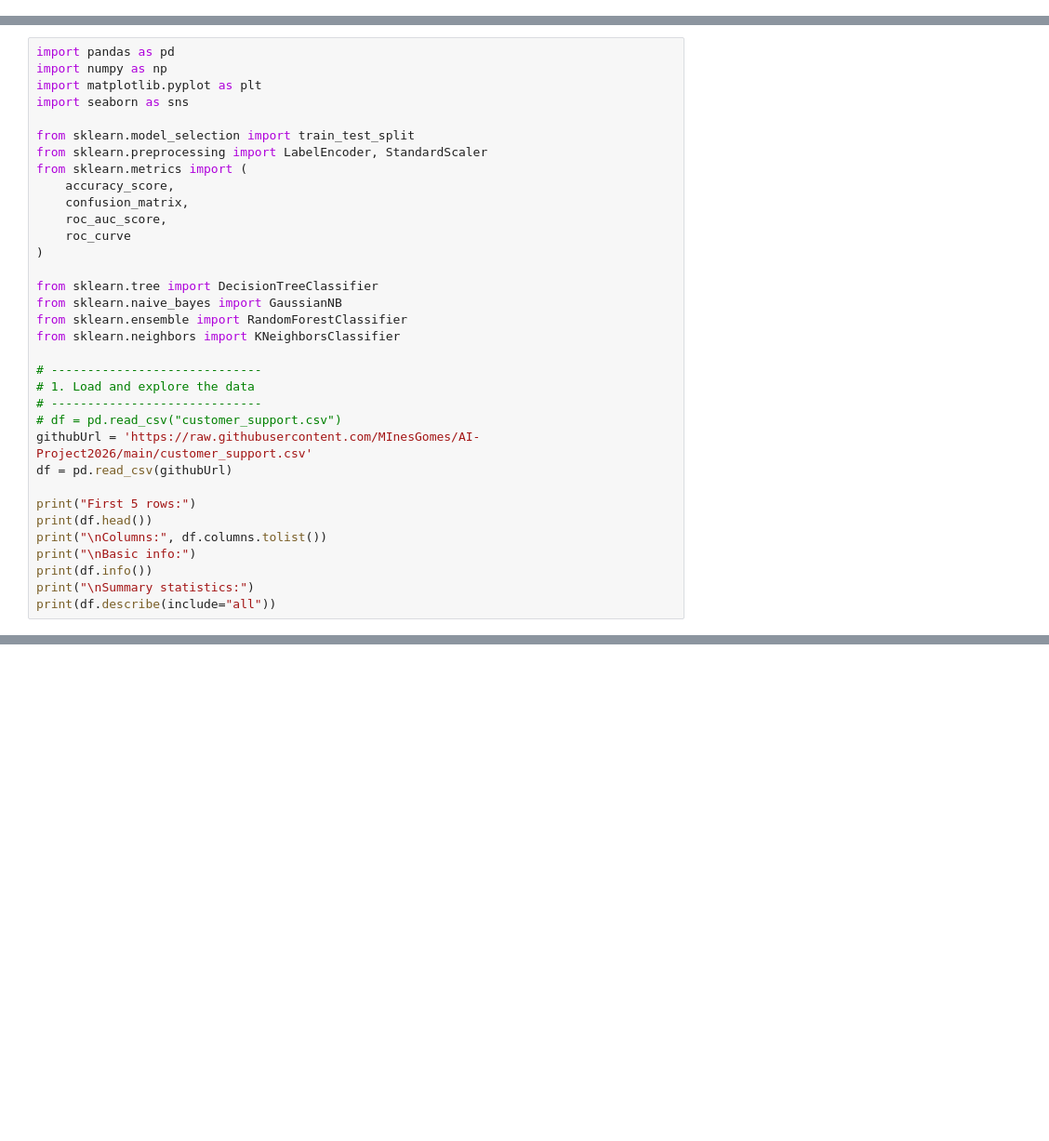
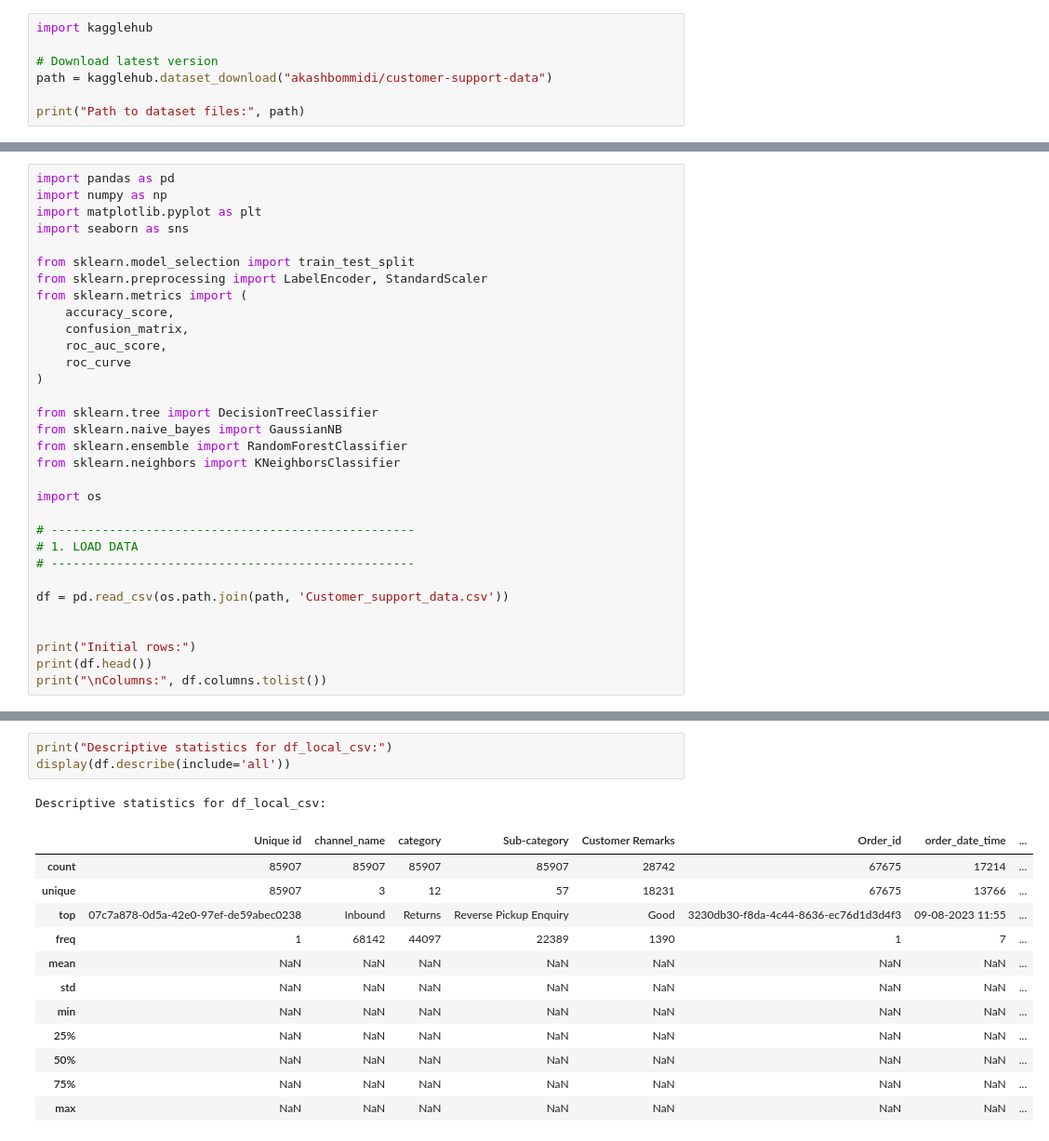
Before and after one commit to MInesGomes/AI-Project2026, a Jupyter notebook: InesGomes_AI_BusinessProject.ipynb, the cells around one changed output, grey strips where cells are left out. Shown at 93% size. Drawn from its saved outputs; the diff is of its cells as text; blank space fills up the shorter version.

Commit message:
New Dataset and new models

```diff
--- a/InesGomes_AI_BusinessProject.ipynb
+++ b/InesGomes_AI_BusinessProject.ipynb
@@ -62,0 +10,7 @@ First 5 rows of the generated dataset:
+# %%
+import kagglehub
+
+# Download latest version
+path = kagglehub.dataset_download("akashbommidi/customer-support-data")
+
+print("Path to dataset files:", path)
@@ -80,18 +44,16 @@ from sklearn.naive_bayes import GaussianNB
 from sklearn.ensemble import RandomForestClassifier
 from sklearn.neighbors import KNeighborsClassifier
 
-# -----------------------------
-# 1. Load and explore the data
-# -----------------------------
-# df = pd.read_csv("customer_support.csv")
-githubUrl = 'https://raw.githubusercontent.com/MInesGomes/AI-Project2026/main/customer_support.csv'
-df = pd.read_csv(githubUrl)
+import os
 
-print("First 5 rows:")
+# --------------------------------------------------
+# 1. LOAD DATA
+# --------------------------------------------------
+
+df = pd.read_csv(os.path.join(path, 'Customer_support_data.csv'))
+
+
+print("Initial rows:")
 print(df.head())
 print("\nColumns:", df.columns.tolist())
-print("\nBasic info:")
-print(df.info())
-print("\nSummary statistics:")
-print(df.describe(include="all"))
 # %% [output]
@@ -265,0 +97,17 @@ plt.show()
+# %%
+print("Descriptive statistics for df_local_csv:")
+display(df.describe(include='all'))
+# %% [output]
+Descriptive statistics for df_local_csv:
+|  | Unique id | channel_name | category | Sub-category | Customer Remarks | Order_id | order_date_time | ... |
+| count | 85907 | 85907 | 85907 | 85907 | 28742 | 67675 | 17214 | ... |
+| unique | 85907 | 3 | 12 | 57 | 18231 | 67675 | 13766 | ... |
+| top | 07c7a878-0d5a-42e0-97ef-de59abec0238 | Inbound | Returns | Reverse Pickup Enquiry | Good | 3230db30-f8da-4c44-8636-ec76d1d3d4f3 | 09-08-2023 11:55 | ... |
+| freq | 1 | 68142 | 44097 | 22389 | 1390 | 1 | 7 | ... |
+| mean | NaN | NaN | NaN | NaN | NaN | NaN | NaN | ... |
+| std | NaN | NaN | NaN | NaN | NaN | NaN | NaN | ... |
+| min | NaN | NaN | NaN | NaN | NaN | NaN | NaN | ... |
+| 25% | NaN | NaN | NaN | NaN | NaN | NaN | NaN | ... |
+| 50% | NaN | NaN | NaN | NaN | NaN | NaN | NaN | ... |
+| 75% | NaN | NaN | NaN | NaN | NaN | NaN | NaN | ... |
+| max | NaN | NaN | NaN | NaN | NaN | NaN | NaN | ... |
```
Also changed, not shown: parts of 36 cells of this notebook.
